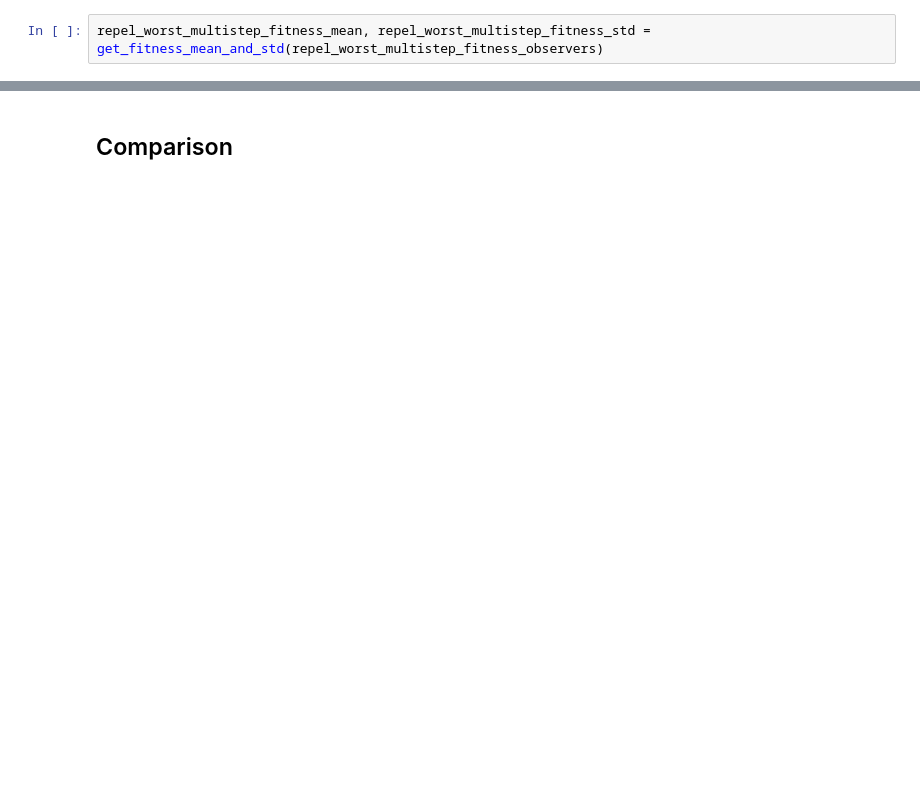
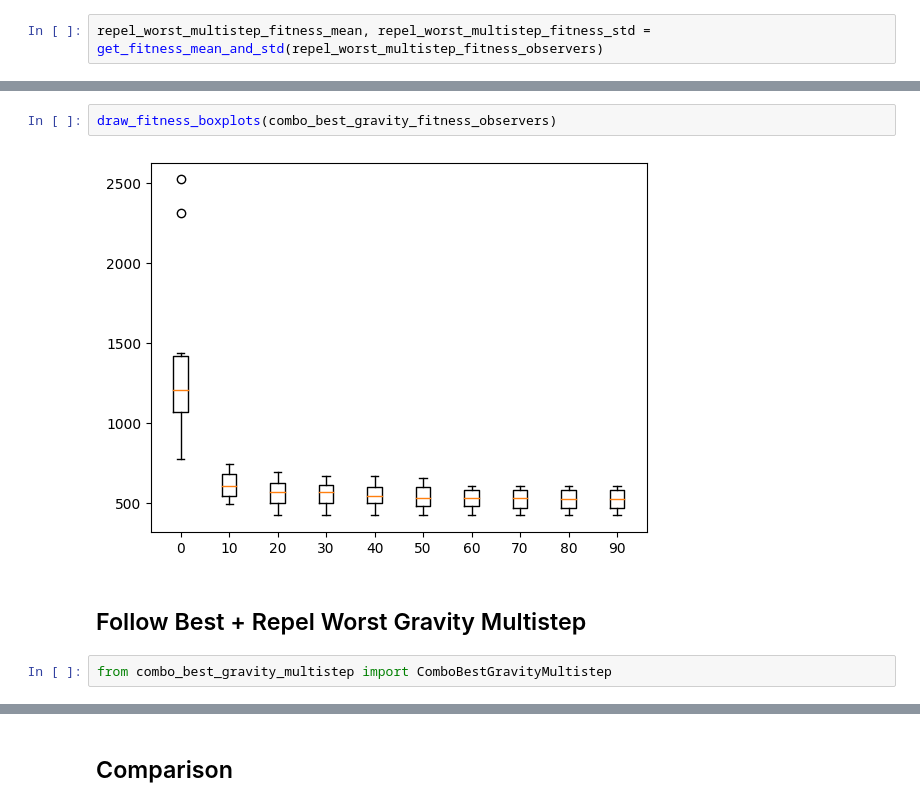
Before and after one commit to bogumilap/TOPSIS-LABS, a Jupyter notebook: results.ipynb, the cells around one changed output, grey strips where cells are left out. Saved outputs shown, nothing was run; the diff lists cells and outputs as text; blank space fills up the shorter version.

```diff
--- a/results.ipynb
+++ b/results.ipynb
@@ -451,0 +531,8 @@ draw_fitness_boxplots(repel_worst_multistep_fitness_observers)
+# %%
+draw_fitness_boxplots(combo_best_gravity_fitness_observers)
+# %% [output]
+[figure, added]
+# %% [markdown]
+## Follow Best + Repel Worst Gravity Multistep
+# %%
+from combo_best_gravity_multistep import ComboBestGravityMultistep
```
Also changed, not shown: parts of 46 cells of this notebook.
